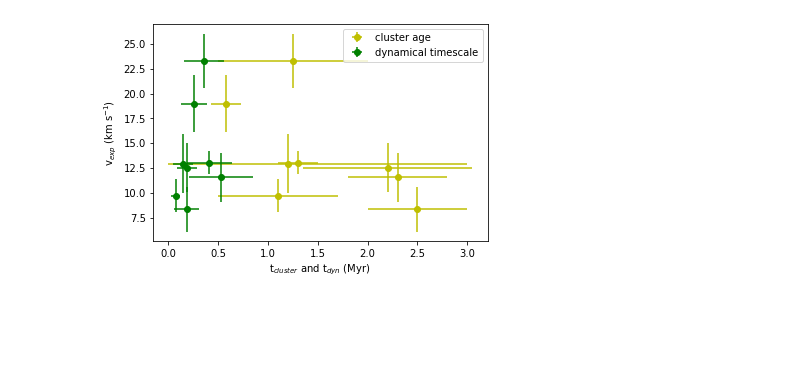
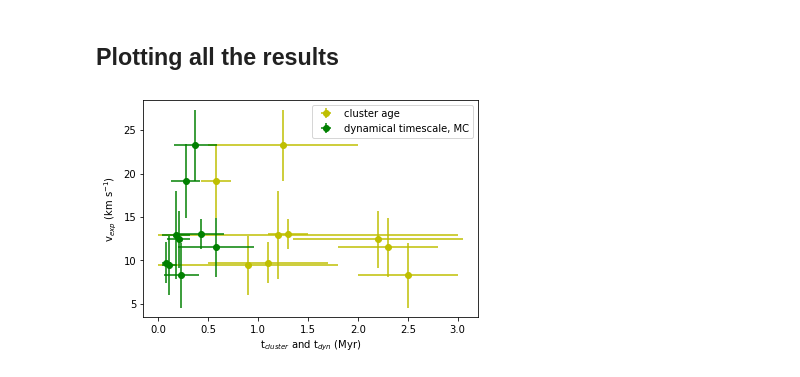
Before and after one commit to lmlb-astro/timescale-CII-, a Jupyter notebook: calculateSizeAndTimescaleOfTheRegion.ipynb, the cells around one changed output. Drawn from its saved outputs; the diff is of its cells as text; code cells hidden in the pictures; blank space fills up the shorter version.

```diff
--- a/calculateSizeAndTimescaleOfTheRegion.ipynb
+++ b/calculateSizeAndTimescaleOfTheRegion.ipynb
@@ -1,48 +33,15 @@
 # %%
-import numpy as np
-import matplotlib.pyplot as plt
-import astropy.io.fits as pyfits
-import astropy.wcs as wcs
-import math
-
-from scipy.odr import ODR, Model, Data, RealData
-import scipy.ndimage
-import random
-
-## input
-vmin = 100. ## still check this argument with the PDR toolbox
-sampleSize = 10000 ## for bootstrapping
-corrFactSize = 2. ## based on test of physical size (KEEP THIS?)
-
-dtheta = 15. ## in degrees
-numCuts = int(180./dtheta + 0.5)
-print(numCuts)
-
 ## make dictionary with distance (distance in parsec) and age (min, estimate, max) (in Myr) and velocities that define the
-## IMPORTANT NOTE: M42 has width x2, because only fits blue wings (see spectrum), so take full FWHM ##
+## NOTE: work with the FWHM/2 for the analysis which explains the 0.5*2.35 in [-2] and [-3]
+## NOTE: M42 has no 0.5*, because only fits blue wings (see spectrum), so take full FWHM ##
 names = {
     'm16_CII_final_20_8_0p5_clean': [1706.,0.2,1.3,0.2,5.,11.,33.,41.,0.5*2.35*7.0,0.5*2.35*0.008,'M16'],
     'm17_CII_final_20_8_0p5_clean': [1900.,0.15,0.58,0.15,-11.,8.,36.,52.,0.5*2.35*10.6,0.5*2.35*0.05,'M17'],
     'RCW120_CII_final_20_8_0p5_clean': [1680.,1.2,1.2,1.8,-30.,-14.,-2.,18.,0.5*2.35*5.3,0.5*2.35*0.2,'RCW 120'],
     'RCW79_CII_final_20_8_0p5_clean': [3900.,0.5,2.3,0.5,-70.,-54.,-40.,-26.,0.5*2.35*7.9,0.5*2.35*0.1,'RCW 79'],
     'RCW36_CII_final_20_8_0p5_clean': [950.,0.6,1.1,0.6,-12.,-1.,13.,22.,0.5*2.35*6.0,0.5*2.35*0.08,'RCW 36'],
-    #'W40_CII_final_20_8_0p5_clean': [502.,0.9,0.9,0.9,-14.,1.,13.,23.,0.5*2.35*8.1,'W40'],
+    'W40_CII_final_20_8_0p5_clean': [502.,0.9,0.9,0.9,-14.,1.,13.,23.,0.5*2.35*8.1,0.5*2.35*0.08,'W40'],
     'NGC7538_CII_final_20_8_0p5_clean': [2650.,0.85,2.2,0.85,-80.,-64.,-47.,-33.,0.5*2.35*8.5,0.5*2.35*0.2,'NGC 7538'],
     'RCW49_CII_final_20_8_0p5_clean': [4160.,0.75,1.25,0.75,-31.,-14.,23.,39.,0.5*2.35*11.4,0.5*2.35*0.5,'RCW 49'],
     'OrionA_CII_final_20_8_0p5_clean': [414.,0.5,2.5,0.5,-12.,4.,14.,25.,2.35*5.4,2.35*0.03,'M42'],
 }
-## age M16: Stoop+2023
-## age M17: Hanson+1997 (look for better)
-## age RCW120: Martins+2010
-## age RCW79: Martins+2010
-## age RCW 36: Ellerbroeck+2013
-## age W40: 0.9 Myr+-0.9 Comeron+2022 (distance: 502 pc)
-## NGC 7538: Puga+2010: age spread (0.5-2.2 Myr, median: 1.35): Based on maximum age of 60 solar mass star and PMS stars
-## RCW 49: age: Zeidler (age range: 0.5-2.0 Myr, middle: 1.25), distance: Cantat-Gaudin
-## M42: distance: Menten+2007, age: 2-3 Myr (Da Rio et al.)
-
-## extract region M42 in Orion
-x1_M42 = 260
-x2_M42 = 260+720
-y1_M42 = 20
-y2_M42 = 20+640
@@ -566,11 +352,13 @@ Reason(s) for Halting:
+# %% [markdown]
+## Plotting all the results
 # %%
 plt.errorbar(clusterAgeList,vExpList,xerr=[clusterAgeListMin,clusterAgeListMax], yerr=[vExpErrListMin,vExpErrListMax], fmt='o',color='y',label='cluster age')
-plt.errorbar(dynAgeList,vExpList,xerr=[dynAgeErrListMin,dynAgeErrListMax], yerr=[vExpErrListMin,vExpErrListMax],fmt='o',color='g',label='dynamical timescale')
+plt.errorbar(dynAgeList_MC,vExpList,xerr=[dynAgeErrListMin_MC,dynAgeErrListMax_MC], yerr=[vExpErrListMin,vExpErrListMax],fmt='o',color='g',label='dynamical timescale, MC')
 plt.ylabel('v$_{exp}$ (km s$^{-1}$)')
 plt.xlabel('t$_{cluster}$ and t$_{dyn}$ (Myr)')
 
 plt.legend()
 #plt.savefig('test.pdf',dpi=300)
 plt.show()
 # %% [output]
-[figure, old version]
+[figure, new version]
```
Also changed, not shown: parts of 38 cells of this notebook, 1 other file.
